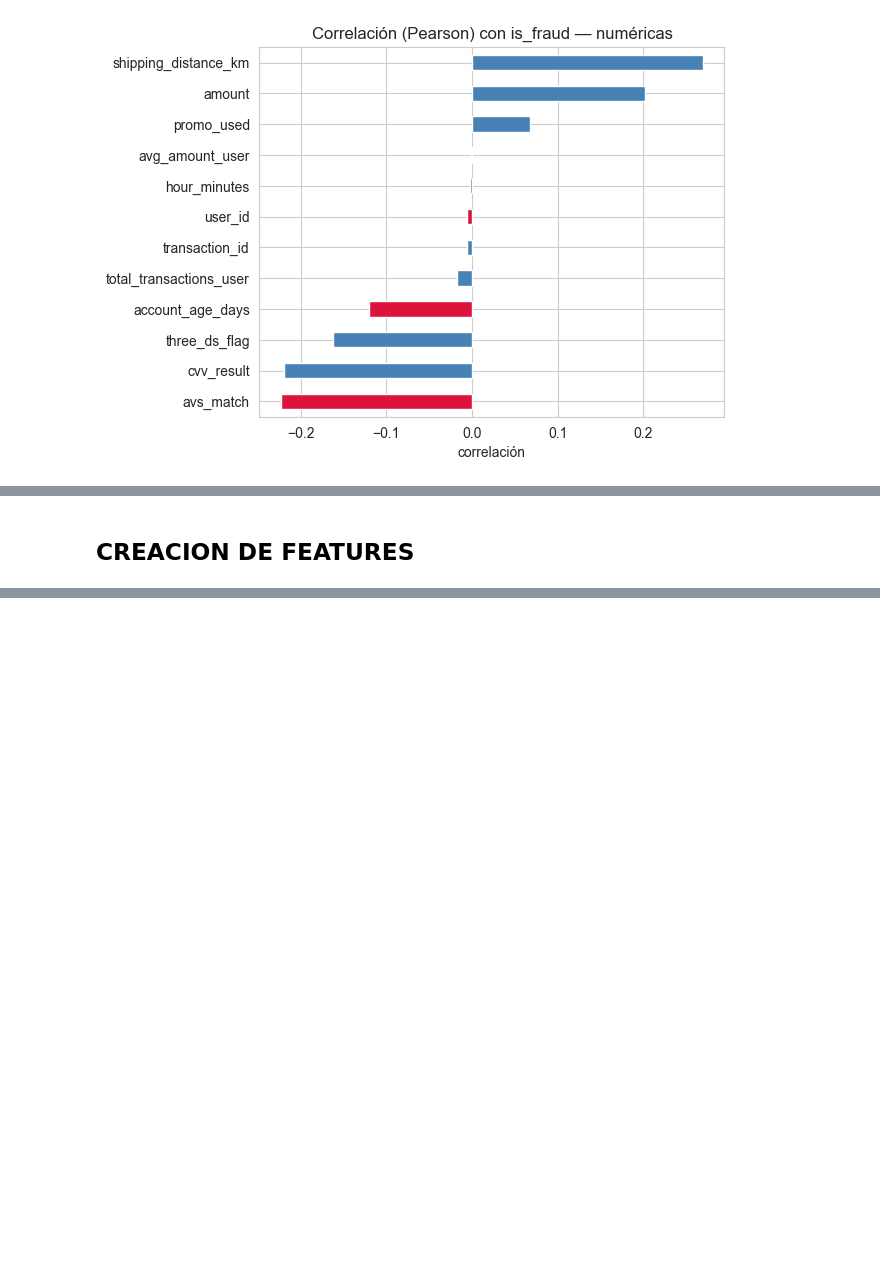
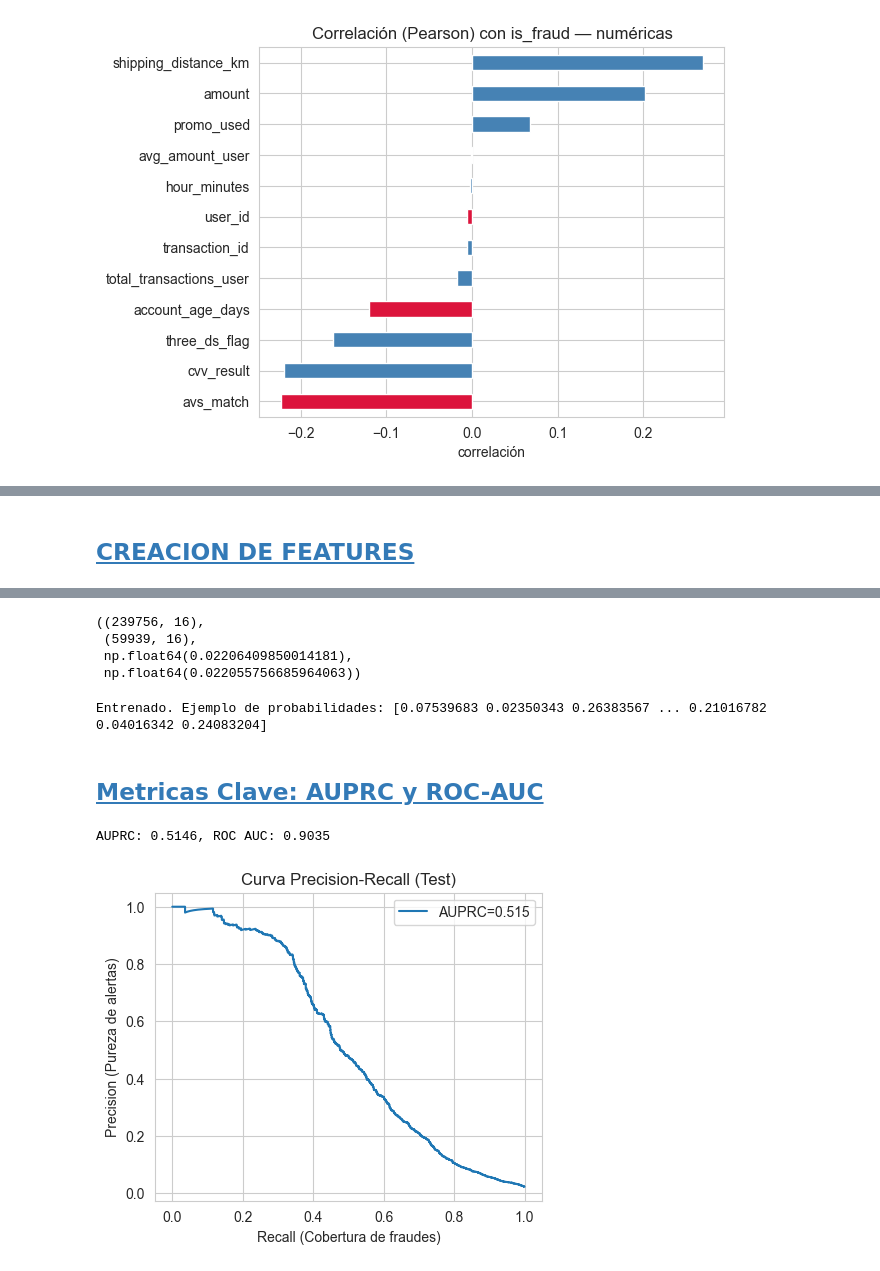
Before and after one commit to DavidRC-Ing/Ecomerce-Fraud-Detection, a Jupyter notebook: Project_fraud_Detection.ipynb, the cells around one changed output, grey strips where cells are left out. Drawn from its saved outputs; the diff is of its cells as text; code cells hidden in the pictures; blank space fills up the shorter version.

```diff
--- a/Project_fraud_Detection.ipynb
+++ b/Project_fraud_Detection.ipynb
@@ -434,5 +533,5 @@ dtype: float64
 # %% [markdown]
-## CREACION DE FEATURES
+## <a id='toc4_1_'></a>[CREACION DE FEATURES](#toc0_)
 # %%
 ## Features por analizar
 
@@ -481,7 +580,7 @@ num_features= [c for c in ['log_amount','log_shipping_distance_km',
 
 cat_features =[c for c in ['channel', 'merchant_category', 'country', 'bin_country', 'day'] if c in data.columns]
 
-x= data[num_features + cat_features].copy()
+X= data[num_features + cat_features].copy()
 y= data['is_fraud'].astype(int)
 
 # Split simple y estratificado (mantiene proporción de fraude en ambos sets)
@@ -490,3 +589,73 @@ X_train, X_test, y_train, y_test = train_test_split(
 )
 
 X_train.shape, X_test.shape, y_train.mean(), y_test.mean()
+# %% [output]
+((239756, 16),
+ (59939, 16),
+ np.float64(0.02206409850014181),
+ np.float64(0.022055756685964063))
+# %%
+from sklearn.compose import ColumnTransformer
+from sklearn.preprocessing import OneHotEncoder, StandardScaler
+from sklearn.impute import SimpleImputer
+from sklearn.pipeline import Pipeline
+from sklearn.linear_model import LogisticRegression
+
+# Preprocesamiento:
+# - Numéricas: imputa medianas y escala (Regresión Logística rinde mejor con escalado)
+# - Categóricas: one-hot y ignora categorías nuevas si aparecen
+
+numeric_transformer = Pipeline(steps=[
+    ('imputer', SimpleImputer(strategy='median')),
+    ('scaler', StandardScaler()),
+])
+
+categorical_transformer = OneHotEncoder(handle_unknown='ignore', sparse_output=False)
+
+preprocess = ColumnTransformer(
+    transformers=[('num', numeric_transformer, num_features), ('cat', categorical_transformer, cat_features),],
+    remainder='drop'
+)
+
+
+# Modelo regresión logística para detección de fraude
+
+model = LogisticRegression(class_weight='balanced', max_iter=1000)
+
+# Entrenamos
+
+clf = Pipeline(steps=[('prep',preprocess),('model', model),])
+
+clf.fit(X_train, y_train)
+
+# Probabilidades de fraude en el test (emtre 0 y 1)
+y_proba= clf.predict_proba(X_test)[:,1]
+
+print("Entrenado. Ejemplo de probabilidades:", y_proba)
+# %% [output]
+Entrenado. Ejemplo de probabilidades: [0.07539683 0.02350343 0.26383567 ... 0.21016782 0.04016342 0.24083204]
+# %% [markdown]
+## <a id='toc4_2_'></a>[Metricas Clave: AUPRC y ROC-AUC](#toc0_)
+# %%
+from sklearn.metrics import average_precision_score, roc_auc_score, precision_recall_curve
+import matplotlib.pyplot as plt
+
+
+auprc= average_precision_score(y_test,y_proba)
+
+roc= roc_auc_score(y_test, y_proba)
+
+print(f"AUPRC: {auprc:.4f}, ROC AUC: {roc:.4f}")
+
+# Curva Precision-Recall (la más útil con desbalance)
+prec, rec, thr = precision_recall_curve(y_test, y_proba)
+plt.figure(figsize=(5,4))
+plt.plot(rec, prec, label=f"AUPRC={auprc:.3f}")
+plt.xlabel("Recall (Cobertura de fraudes)")
+plt.ylabel("Precision (Pureza de alertas)")
+plt.title("Curva Precision-Recall (Test)")
+plt.legend()
+plt.show()
+# %% [output]
+AUPRC: 0.5146, ROC AUC: 0.9035
+[figure, added]
```
Also changed, not shown: parts of 26 cells of this notebook.
